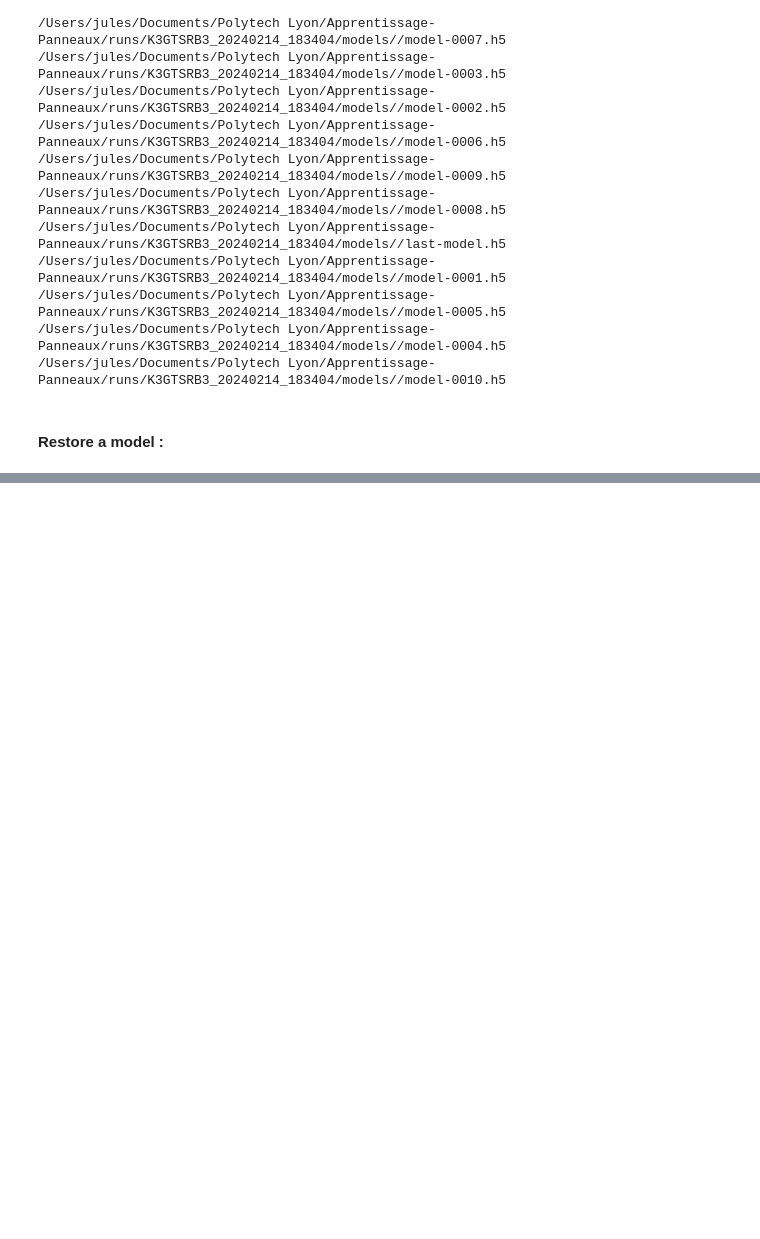
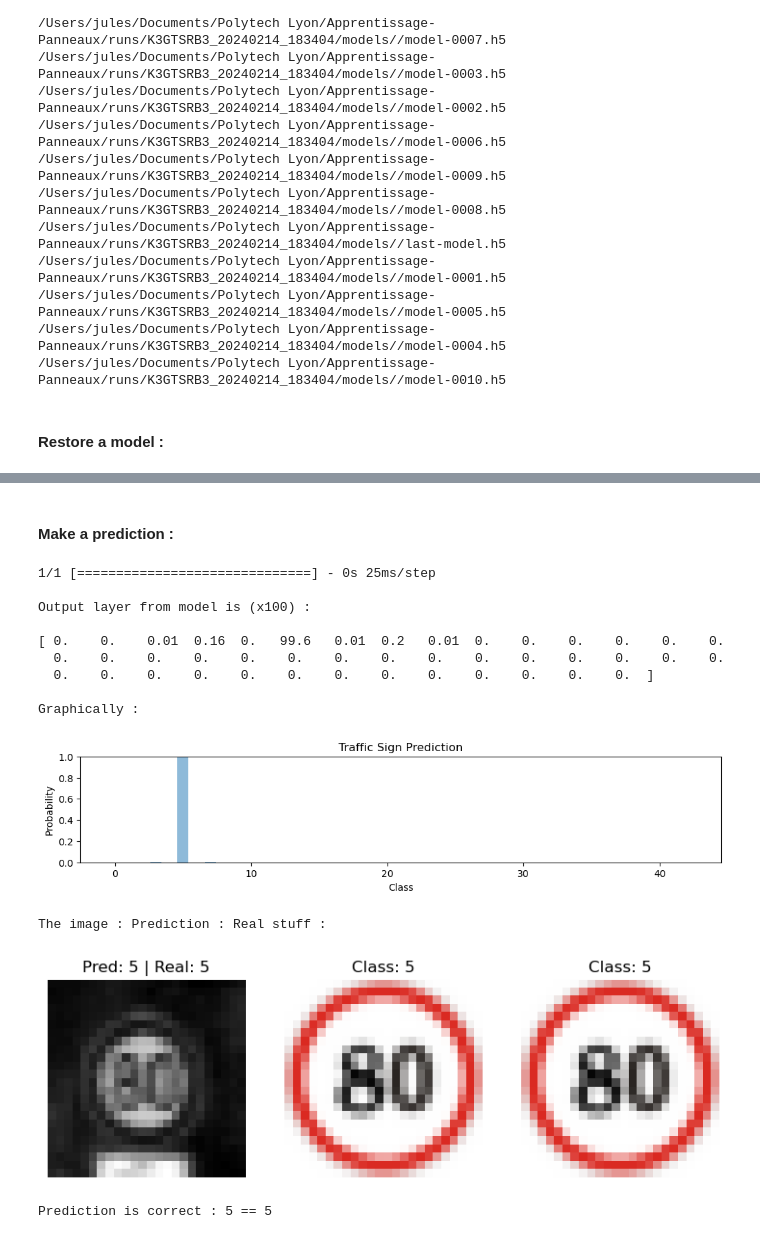
Before and after one commit to JulesUSG15/Apprentissage-Panneaux, a Jupyter notebook: Better_Convolutions.ipynb, the cells around one changed output, grey strips where cells are left out. Drawn from its saved outputs; the diff is of its cells as text; code cells hidden in the pictures; blank space fills up the shorter version.

Commit message:
nouveau test

```diff
--- a/Better_Convolutions.ipynb
+++ b/Better_Convolutions.ipynb
@@ -405,7 +405,7 @@ plot_confusion_matrix(y_test, y_pred, classes=range(43), normalize=False, save_a
 # %% [markdown]
 #### Restore a model :
 # %%
-loaded_model = keras.models.load_model(f'{run_dir}/models/best-models.keras')
+loaded_model = tf.keras.models.load_model(f'{run_dir}/models/best-models.h5')
 # loaded_model.summary()
 print("Loaded.")
 # %% [output]
@@ -412,0 +423,62 @@ OSError: No file or directory found at /Users/jules/Documents/Polytech Lyon/Appr
+# %% [markdown]
+#### Make a prediction :
+# %%
+# Choisir une image aléatoire
+i = random.randint(0, len(x_test) - 1)
+x, y = x_test[i], y_test[i]
+
+# Faire une prédiction
+prediction = loaded_model.predict(np.array([x]))
+
+# Afficher la sortie du modèle
+print("\nOutput layer from model is (x100) :\n")
+with np.printoptions(precision=2, suppress=True, linewidth=95):
+    print(prediction[0] * 100)
+
+# Visualisation graphique
+print("\nGraphically : \n")
+plt.figure(figsize=(12, 2))
+plt.bar(range(43), prediction[0], align='center', alpha=0.5)
+plt.ylabel('Probability')
+plt.ylim((0, 1))
+plt.xlabel('Class')
+plt.title('Traffic Sign Prediction')
+
+# Sauvegarder la figure
+plt.savefig('img/05-prediction.png', dpi=300)
+plt.show()
+
+# Prédire la classe
+p = np.argmax(prediction)
+
+# Afficher le résultat
+print(f"\nThe image : Prediction : Real stuff :")
+plt.figure(figsize=(9, 6))
+for idx, img in enumerate([x, x_meta[p], x_meta[y]], start=1):
+    plt.subplot(1, 3, idx)
+    plt.imshow(img, cmap='gray')
+    plt.title(f'Pred: {p} | Real: {y}' if idx == 1 else f'Class: {p if idx == 2 else y}')
+    plt.axis('off')
+
+# Sauvegarder la comparaison
+plt.savefig('img/06-prediction.png', dpi=300)
+plt.show()
+
+if p == y:
+    print(f"Prediction is correct : {p} == {y}")
+else:
+    print(f"Prediction is incorrect : {p} != {y}")
+# %% [output]
+1/1 [==============================] - 0s 25ms/step
+
+Output layer from model is (x100) :
+
+[ 0.    0.    0.01  0.16  0.   99.6   0.01  0.2   0.01  0.    0.    0.    0.    0.    0.
+  0.    0.    0.    0.    0.    0.    0.    0.    0.    0.    0.    0.    0.    0.    0.
+  0.    0.    0.    0.    0.    0.    0.    0.    0.    0.    0.    0.    0.  ]
+
+Graphically :
+[figure, added]
+The image : Prediction : Real stuff :
+[figure, added]
+Prediction is correct : 5 == 5
```
Also changed, not shown: parts of 3 cells of this notebook, 25 other files.
